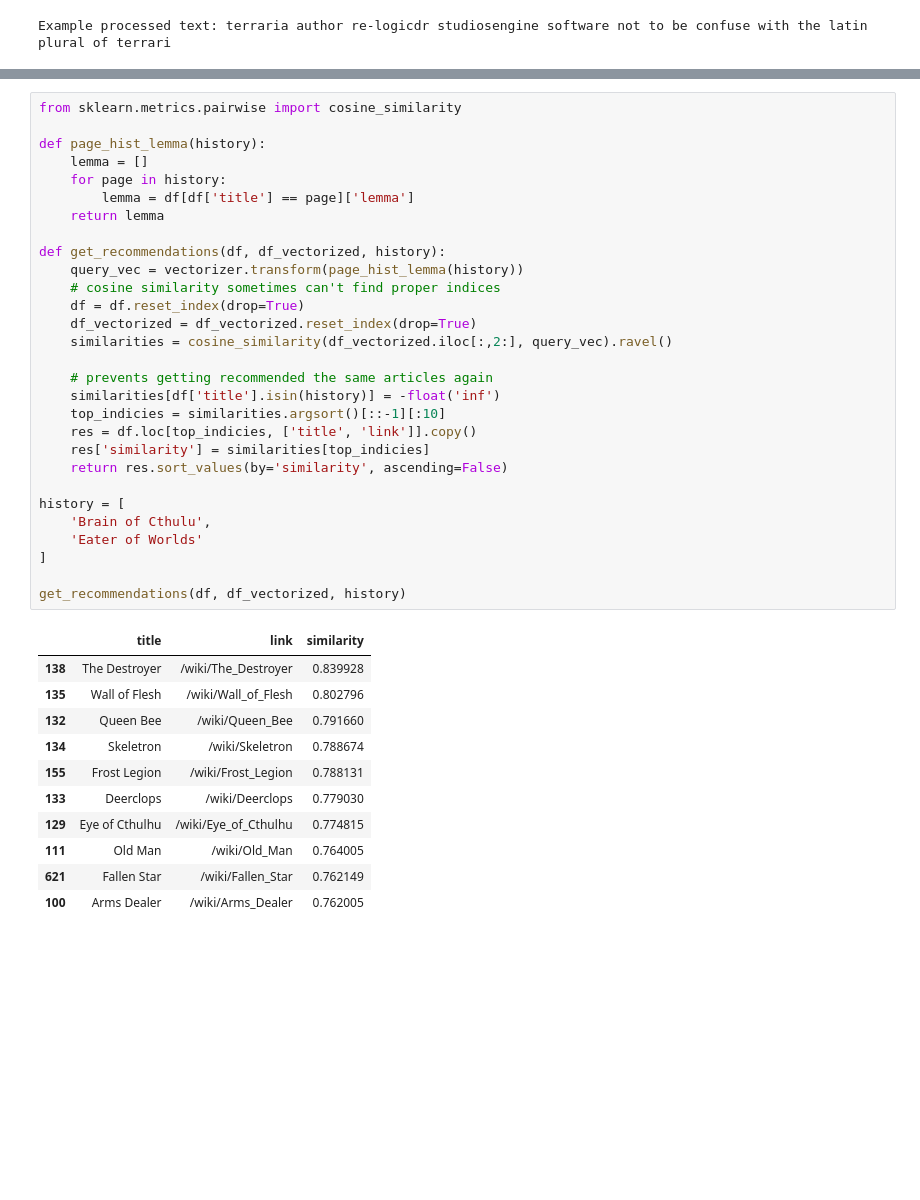
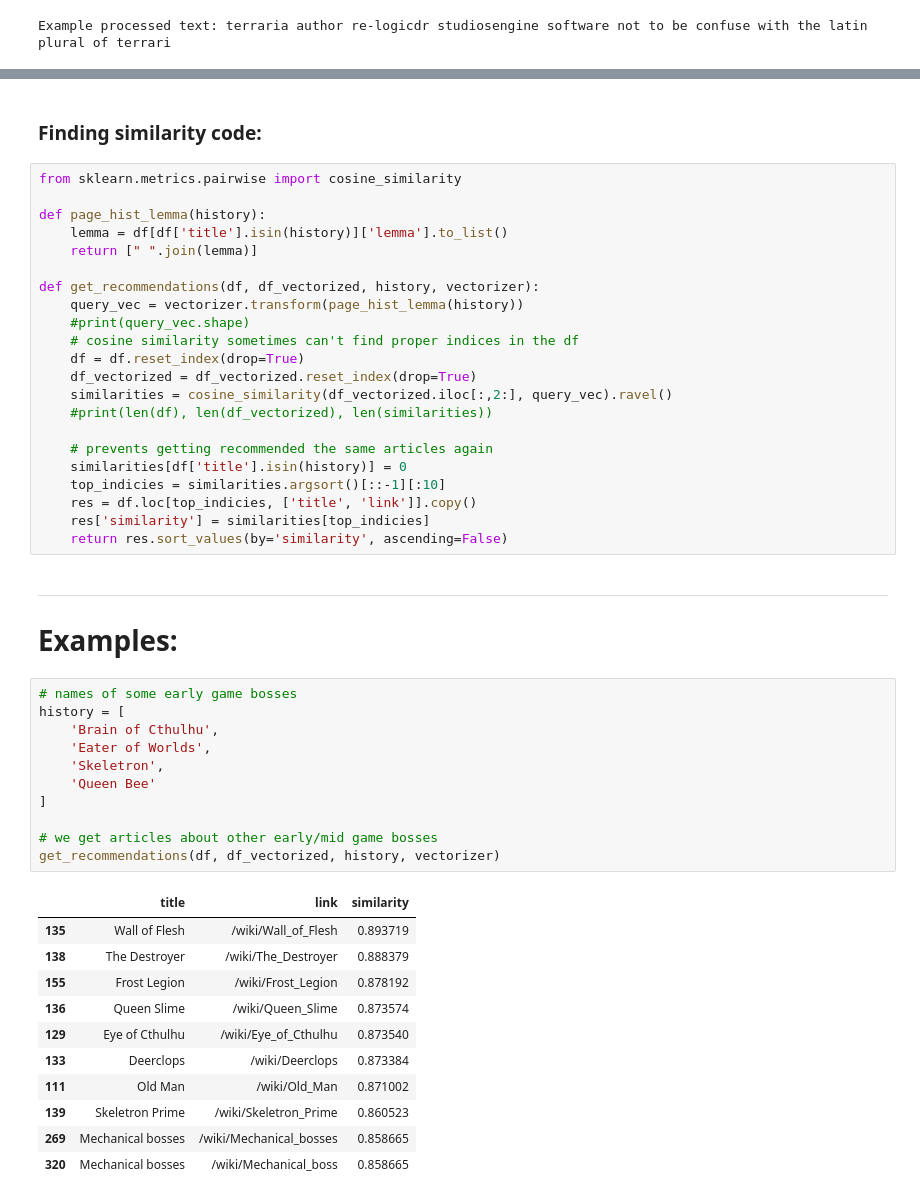
Before and after one commit to hnowakowski/Terraria-Wiki-Recommender, a Jupyter notebook: thing.ipynb, the cells around one changed output, grey strips where cells are left out. Drawn from its saved outputs; the diff is of its cells as text; blank space fills up the shorter version.

```diff
--- a/thing.ipynb
+++ b/thing.ipynb
@@ -170,44 +185,54 @@ df_vectorized
 | 998 | Stardust Fragment Block | /wiki/Stardust_Fragment_Block | 0.000000 | 0.0 | 0.0 | 0.0 | 0.0 | 0.0 | 0.0 | 0.0 | ... |
 | 999 | Solar Fragment Block | /wiki/Solar_Fragment_Block | 0.000000 | 0.0 | 0.0 | 0.0 | 0.0 | 0.0 | 0.0 | 0.0 | ... |
 976 rows × 32303 columns
+# %% [markdown]
+### Finding similarity code:
 # %%
 from sklearn.metrics.pairwise import cosine_similarity
 
 def page_hist_lemma(history):
-    lemma = []
-    for page in history:
-        lemma = df[df['title'] == page]['lemma']
-    return lemma
+    lemma = df[df['title'].isin(history)]['lemma'].to_list()
+    return [" ".join(lemma)]
 
-def get_recommendations(df, df_vectorized, history):
+def get_recommendations(df, df_vectorized, history, vectorizer):
     query_vec = vectorizer.transform(page_hist_lemma(history))
-    # cosine similarity sometimes can't find proper indices
+    #print(query_vec.shape)
+    # cosine similarity sometimes can't find proper indices in the df
     df = df.reset_index(drop=True)
     df_vectorized = df_vectorized.reset_index(drop=True)
     similarities = cosine_similarity(df_vectorized.iloc[:,2:], query_vec).ravel()
+    #print(len(df), len(df_vectorized), len(similarities))
 
     # prevents getting recommended the same articles again
-    similarities[df['title'].isin(history)] = -float('inf')
+    similarities[df['title'].isin(history)] = 0
     top_indicies = similarities.argsort()[::-1][:10]
     res = df.loc[top_indicies, ['title', 'link']].copy()
     res['similarity'] = similarities[top_indicies]
     return res.sort_values(by='similarity', ascending=False)
-
-history = [
-    'Brain of Cthulu',
-    'Eater of Worlds'
-]
-
-get_recommendations(df, df_vectorized, history)
-# %% [output]
-|  | title | link | similarity |
-| 138 | The Destroyer | /wiki/The_Destroyer | 0.839928 |
-| 135 | Wall of Flesh | /wiki/Wall_of_Flesh | 0.802796 |
-| 132 | Queen Bee | /wiki/Queen_Bee | 0.791660 |
-| 134 | Skeletron | /wiki/Skeletron | 0.788674 |
-| 155 | Frost Legion | /wiki/Frost_Legion | 0.788131 |
-| 133 | Deerclops | /wiki/Deerclops | 0.779030 |
-| 129 | Eye of Cthulhu | /wiki/Eye_of_Cthulhu | 0.774815 |
-| 111 | Old Man | /wiki/Old_Man | 0.764005 |
-| 621 | Fallen Star | /wiki/Fallen_Star | 0.762149 |
-| 100 | Arms Dealer | /wiki/Arms_Dealer | 0.762005 |
+# %% [markdown]
+<hr>
+
+# Examples:
+# %%
+# names of some early game bosses
+history = [
+    'Brain of Cthulhu',
+    'Eater of Worlds',
+    'Skeletron',
+    'Queen Bee'
+]
+
+# we get articles about other early/mid game bosses
+get_recommendations(df, df_vectorized, history, vectorizer)
+# %% [output]
+|  | title | link | similarity |
+| 135 | Wall of Flesh | /wiki/Wall_of_Flesh | 0.893719 |
+| 138 | The Destroyer | /wiki/The_Destroyer | 0.888379 |
+| 155 | Frost Legion | /wiki/Frost_Legion | 0.878192 |
+| 136 | Queen Slime | /wiki/Queen_Slime | 0.873574 |
+| 129 | Eye of Cthulhu | /wiki/Eye_of_Cthulhu | 0.873540 |
+| 133 | Deerclops | /wiki/Deerclops | 0.873384 |
+| 111 | Old Man | /wiki/Old_Man | 0.871002 |
+| 139 | Skeletron Prime | /wiki/Skeletron_Prime | 0.860523 |
+| 269 | Mechanical bosses | /wiki/Mechanical_bosses | 0.858665 |
+| 320 | Mechanical bosses | /wiki/Mechanical_boss | 0.858665 |
```
Also changed, not shown: parts of 7 cells of this notebook.
